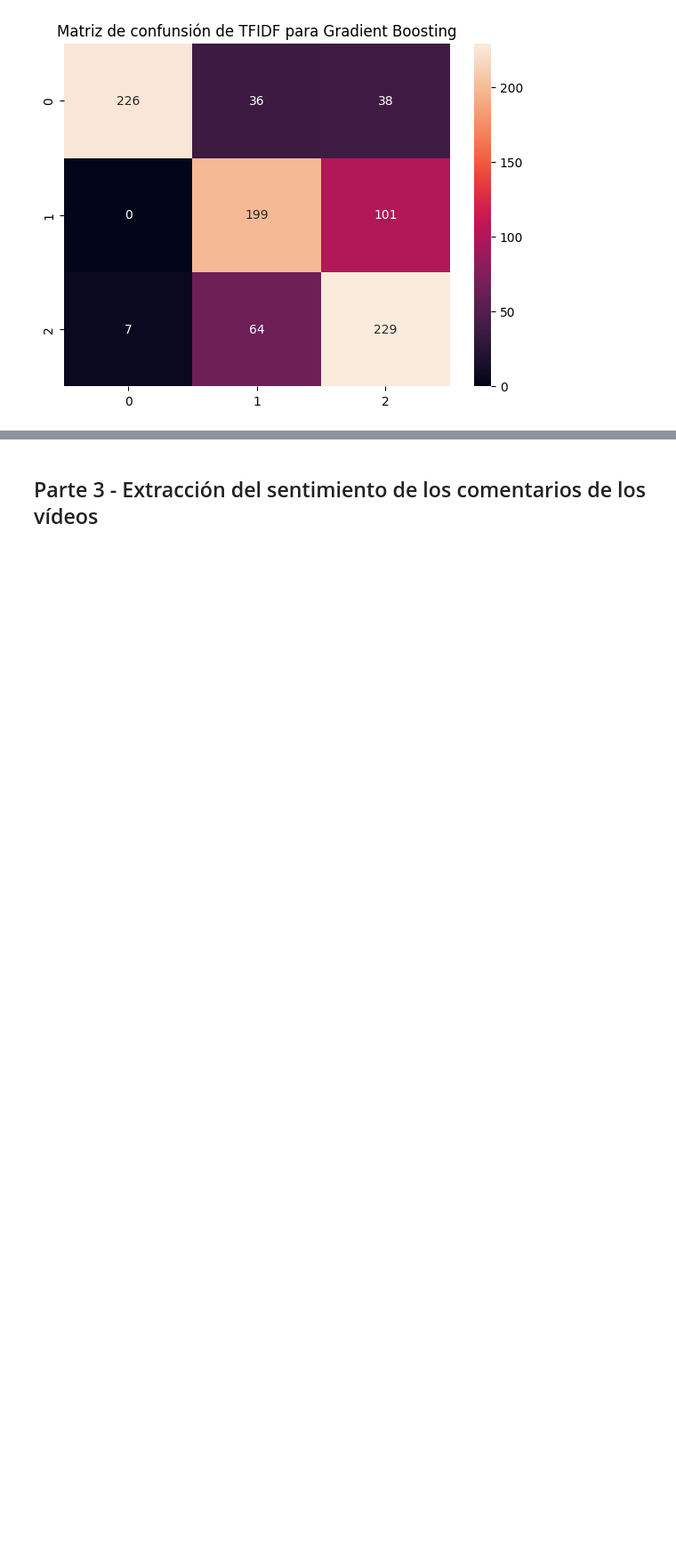
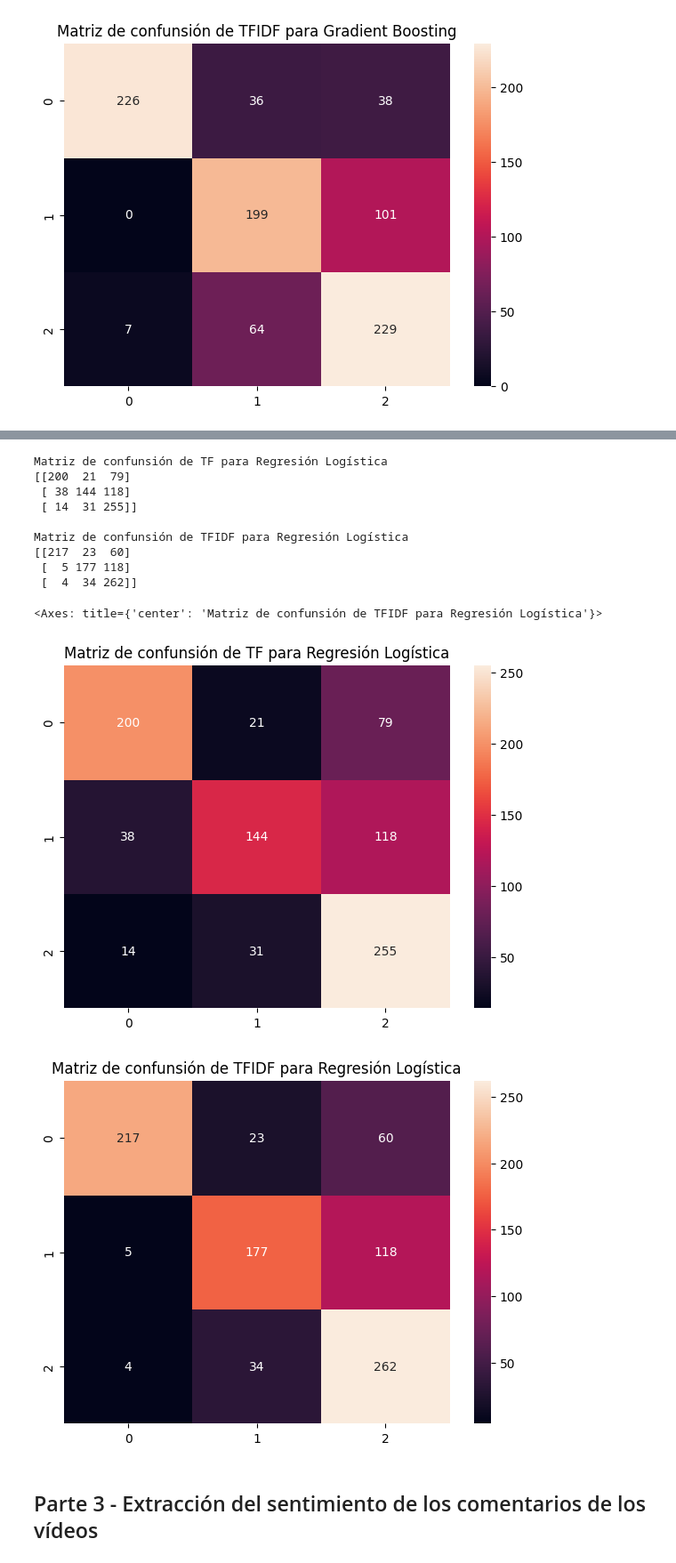
Before and after one commit to jesusGS01/TGINE, a Jupyter notebook: P2_TGINE_JesusGarciaSalmeron.ipynb, the cells around one changed output, grey strips where cells are left out. Shown at 89% size. Drawn from its saved outputs; the diff is of its cells as text; code cells hidden in the pictures; blank space fills up the shorter version.

```diff
--- a/P2_TGINE_JesusGarciaSalmeron.ipynb
+++ b/P2_TGINE_JesusGarciaSalmeron.ipynb
@@ -763,0 +774,14 @@ Matriz de confunsión de TFIDF para Gradient Boosting
+# %%
+# Evaluamos el TF
+predicted_tf = clf_tf_logistic.predict(test_data)
+accuracy_tf = np.mean(predicted_tf == test_labels)
+
+print("Resultados TF ----- Accuracy:", accuracy_tf)
+print(metrics.classification_report(test_labels, predicted_tf))
+
+# Evaluamos el TFIDF
+predicted_tfidf = clf_tfidf_logistic.predict(test_data)
+accuracy_tfidf = np.mean(predicted_tfidf == test_labels)
+
+print("Resultados TFIDF ----- Accuracy:", accuracy_tfidf)
+print(metrics.classification_report(test_labels, predicted_tfidf))
@@ -764,3 +806,36 @@ Matriz de confunsión de TFIDF para Gradient Boosting
+# %%
+# Pintamos la matriz de confusión de TF
+array_tf = metrics.confusion_matrix(test_labels, predicted_tf)
+print("Matriz de confunsión de TF para Regresión Logística")
+print(array_tf)
+print()
+df_cm_tf = pd.DataFrame(array_tf)
+plt.figure(figsize = (7,5))
+plt.title("Matriz de confunsión de TF para Regresión Logística")
+sn.heatmap(df_cm_tf, annot=True, fmt="d")
+
+# Pintamos la matriz de confusión de TFIDF
+array_tfidf = metrics.confusion_matrix(test_labels, predicted_tfidf)
+print("Matriz de confunsión de TFIDF para Regresión Logística")
+print(array_tfidf)
+print()
+df_cm_tfidf = pd.DataFrame(array_tfidf)
+plt.figure(figsize = (7,5))
+plt.title("Matriz de confunsión de TFIDF para Regresión Logística")
+sn.heatmap(df_cm_tfidf, annot=True, fmt="d")
+# %% [output]
+Matriz de confunsión de TF para Regresión Logística
+[[200  21  79]
+ [ 38 144 118]
+ [ 14  31 255]]
+
+Matriz de confunsión de TFIDF para Regresión Logística
+[[217  23  60]
+ [  5 177 118]
+ [  4  34 262]]
+<Axes: title={'center': 'Matriz de confunsión de TFIDF para Regresión Logística'}>
+[figure, added]
+[figure, added]
 # %% [markdown]
 ## Parte 3 - Extracción del sentimiento de los comentarios de los vídeos
 # %%
```
Also changed, not shown: parts of 48 cells of this notebook.
